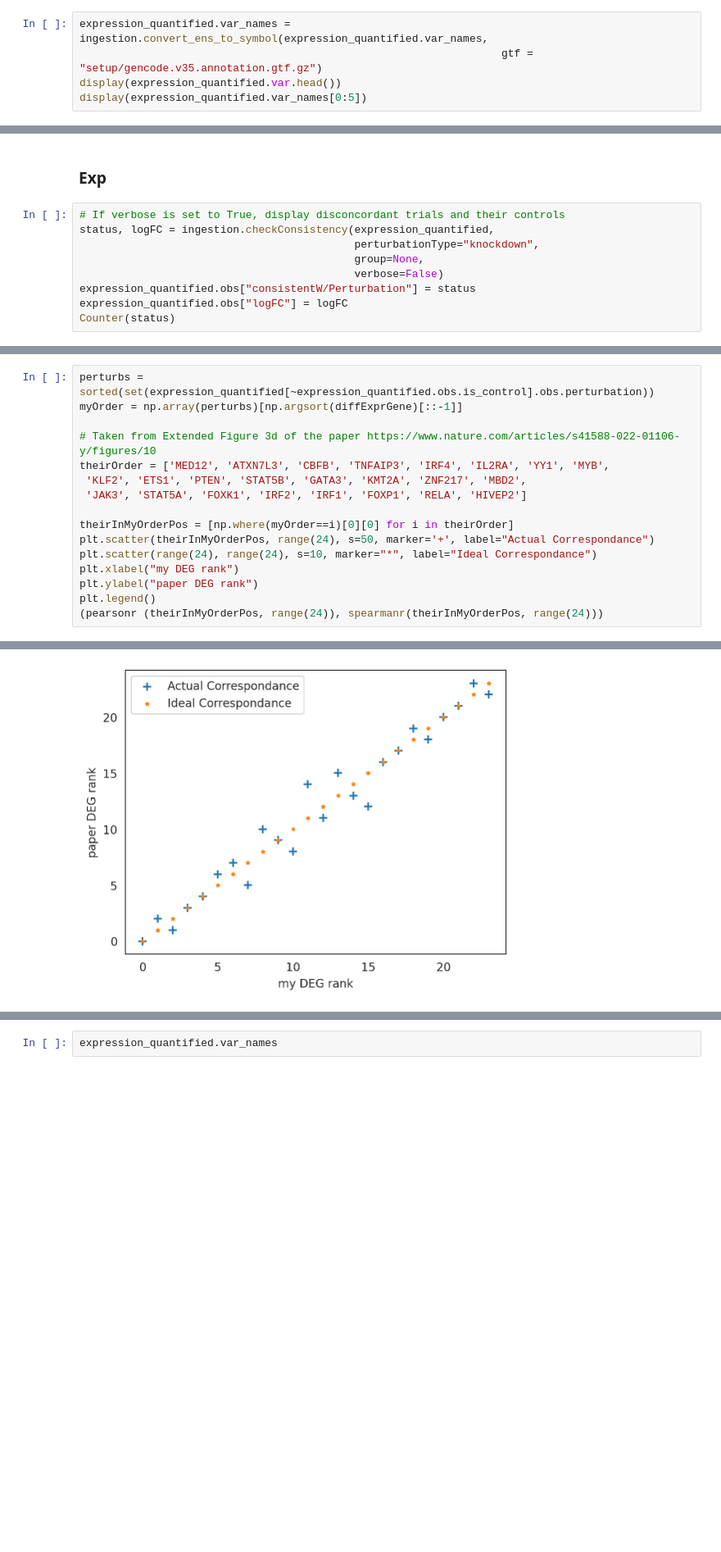
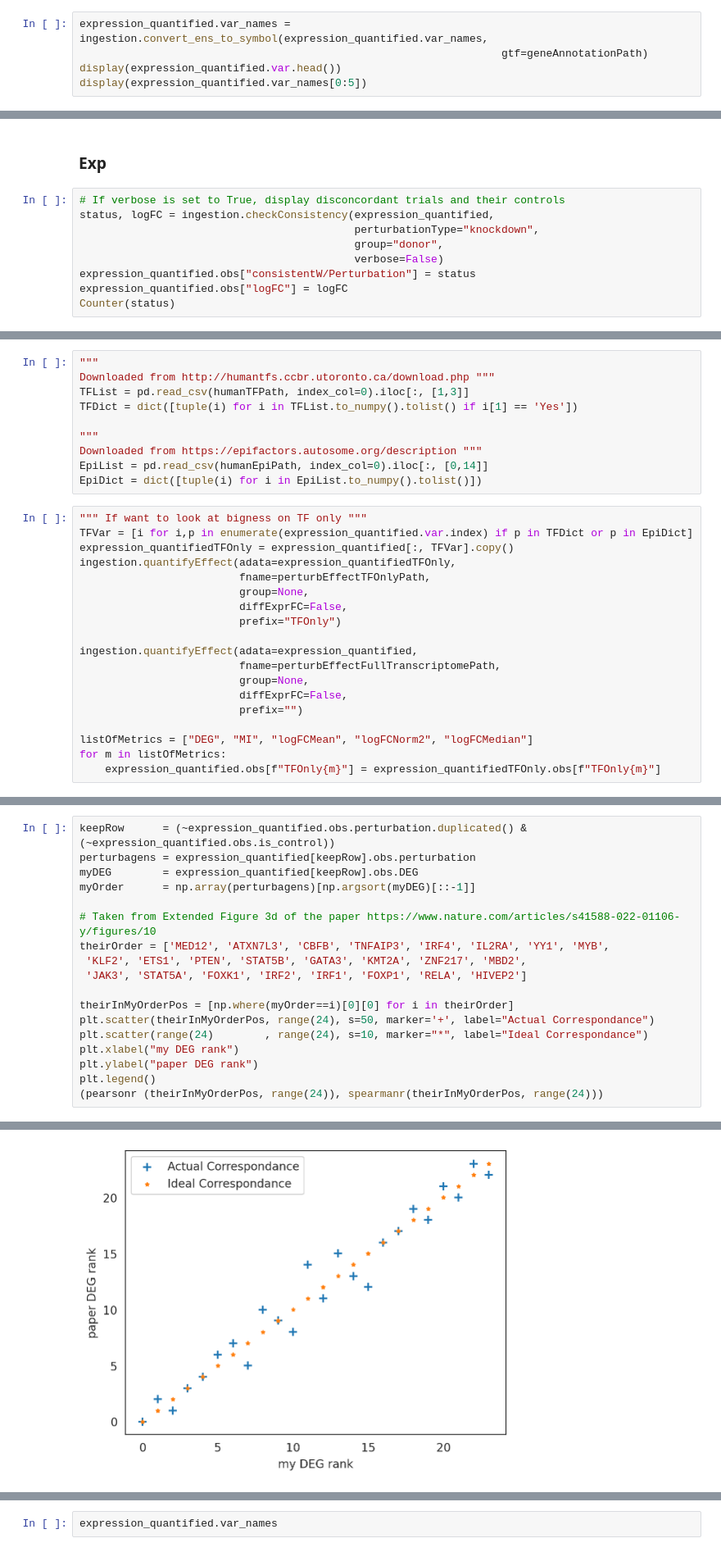
Before and after one commit to ekernf01/perturbation_data, a Jupyter notebook: setup/freimer.ipynb, the cells around one changed output, grey strips where cells are left out. Shown at 82% size. Cells and saved outputs as stored; diff of their text form; blank space fills up the shorter version.

```diff
--- a/setup/freimer.ipynb
+++ b/setup/freimer.ipynb
@@ -102,7 +115,7 @@ del sample_metadata
 ### Convert ensembl gene id's to gene symbol
 # %%
 expression_quantified.var_names = ingestion.convert_ens_to_symbol(expression_quantified.var_names,
-                                                                  gtf = "setup/gencode.v35.annotation.gtf.gz")
+                                                                  gtf=geneAnnotationPath)
 display(expression_quantified.var.head())
 display(expression_quantified.var_names[0:5])
 # %% [output]
@@ -172,7 +186,7 @@ plt.show()
 # If verbose is set to True, display disconcordant trials and their controls
 status, logFC = ingestion.checkConsistency(expression_quantified,
                                            perturbationType="knockdown",
-                                           group=None,
+                                           group="donor",
                                            verbose=False)
 expression_quantified.obs["consistentW/Perturbation"] = status
 expression_quantified.obs["logFC"] = logFC
@@ -196,0 +220,29 @@ expression_quantified.obs[ "pearsonCorr"] = correlations[1]
+# %%
+"""
+Downloaded from http://humantfs.ccbr.utoronto.ca/download.php """
+TFList = pd.read_csv(humanTFPath, index_col=0).iloc[:, [1,3]]
+TFDict = dict([tuple(i) for i in TFList.to_numpy().tolist() if i[1] == 'Yes'])
+
+"""
+Downloaded from https://epifactors.autosome.org/description """
+EpiList = pd.read_csv(humanEpiPath, index_col=0).iloc[:, [0,14]]
+EpiDict = dict([tuple(i) for i in EpiList.to_numpy().tolist()])
+# %%
+""" If want to look at bigness on TF only """
+TFVar = [i for i,p in enumerate(expression_quantified.var.index) if p in TFDict or p in EpiDict]
+expression_quantifiedTFOnly = expression_quantified[:, TFVar].copy()
+ingestion.quantifyEffect(adata=expression_quantifiedTFOnly,
+                         fname=perturbEffectTFOnlyPath,
+                         group=None,
+                         diffExprFC=False,
+                         prefix="TFOnly")
+
+ingestion.quantifyEffect(adata=expression_quantified,
+                         fname=perturbEffectFullTranscriptomePath,
+                         group=None,
+                         diffExprFC=False,
+                         prefix="")
+
+listOfMetrics = ["DEG", "MI", "logFCMean", "logFCNorm2", "logFCMedian"]
+for m in listOfMetrics:
+    expression_quantified.obs[f"TFOnly{m}"] = expression_quantifiedTFOnly.obs[f"TFOnly{m}"]
@@ -197,6 +301,8 @@ expression_quantified.obs[ "pearsonCorr"] = correlations[1]
 # %%
-perturbs = sorted(set(expression_quantified[~expression_quantified.obs.is_control].obs.perturbation))
-myOrder = np.array(perturbs)[np.argsort(diffExprGene)[::-1]]
+keepRow      = (~expression_quantified.obs.perturbation.duplicated() & (~expression_quantified.obs.is_control))
+perturbagens = expression_quantified[keepRow].obs.perturbation
+myDEG        = expression_quantified[keepRow].obs.DEG
+myOrder      = np.array(perturbagens)[np.argsort(myDEG)[::-1]]
 
 # Taken from Extended Figure 3d of the paper https://www.nature.com/articles/s41588-022-01106-y/figures/10
 theirOrder = ['MED12', 'ATXN7L3', 'CBFB', 'TNFAIP3', 'IRF4', 'IL2RA', 'YY1', 'MYB',
@@ -205,7 +311,7 @@ theirOrder = ['MED12', 'ATXN7L3', 'CBFB', 'TNFAIP3', 'IRF4', 'IL2RA', 'YY1', 'MY
 
 theirInMyOrderPos = [np.where(myOrder==i)[0][0] for i in theirOrder]
 plt.scatter(theirInMyOrderPos, range(24), s=50, marker='+', label="Actual Correspondance")
-plt.scatter(range(24), range(24), s=10, marker="*", label="Ideal Correspondance")
+plt.scatter(range(24)        , range(24), s=10, marker="*", label="Ideal Correspondance")
 plt.xlabel("my DEG rank")
 plt.ylabel("paper DEG rank")
 plt.legend()
@@ -216 +322 @@ plt.legend()
-[figure, old version]
+[figure, new version]
```
Also changed, not shown: parts of 19 cells of this notebook, 6 other files.
